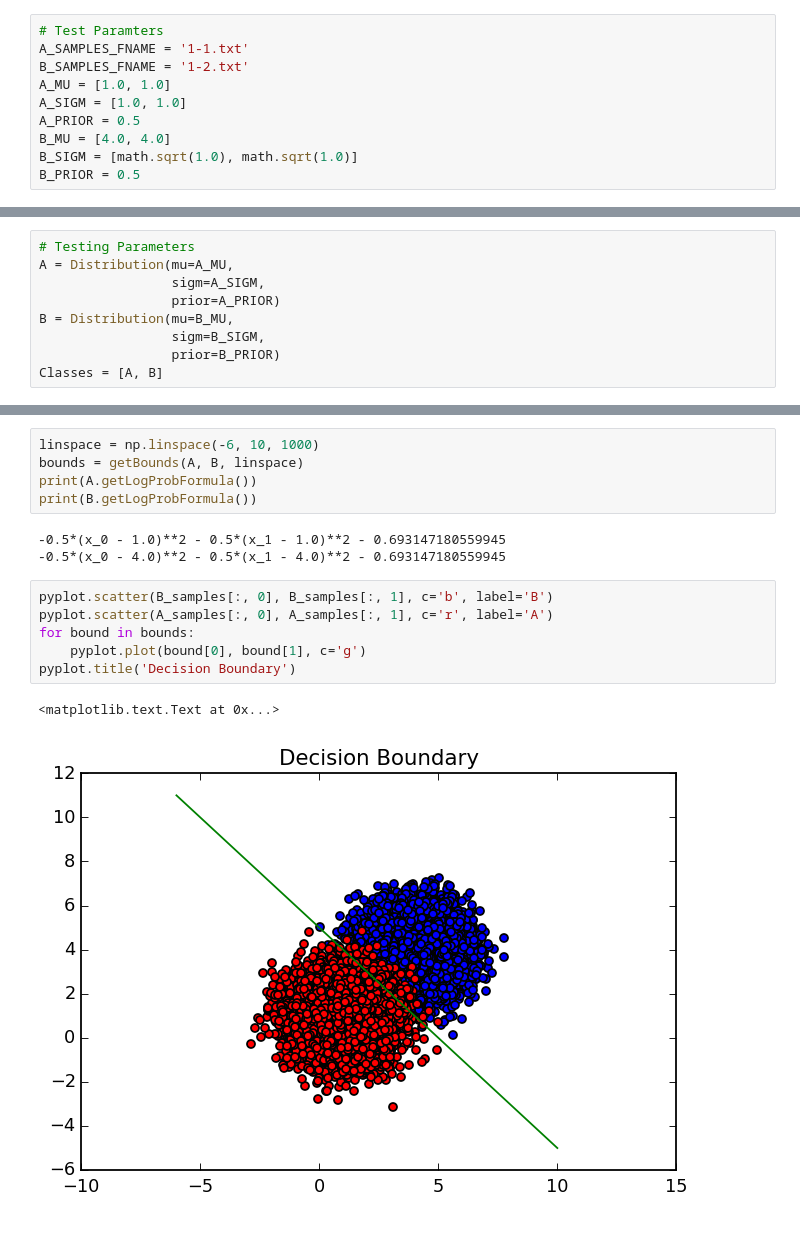
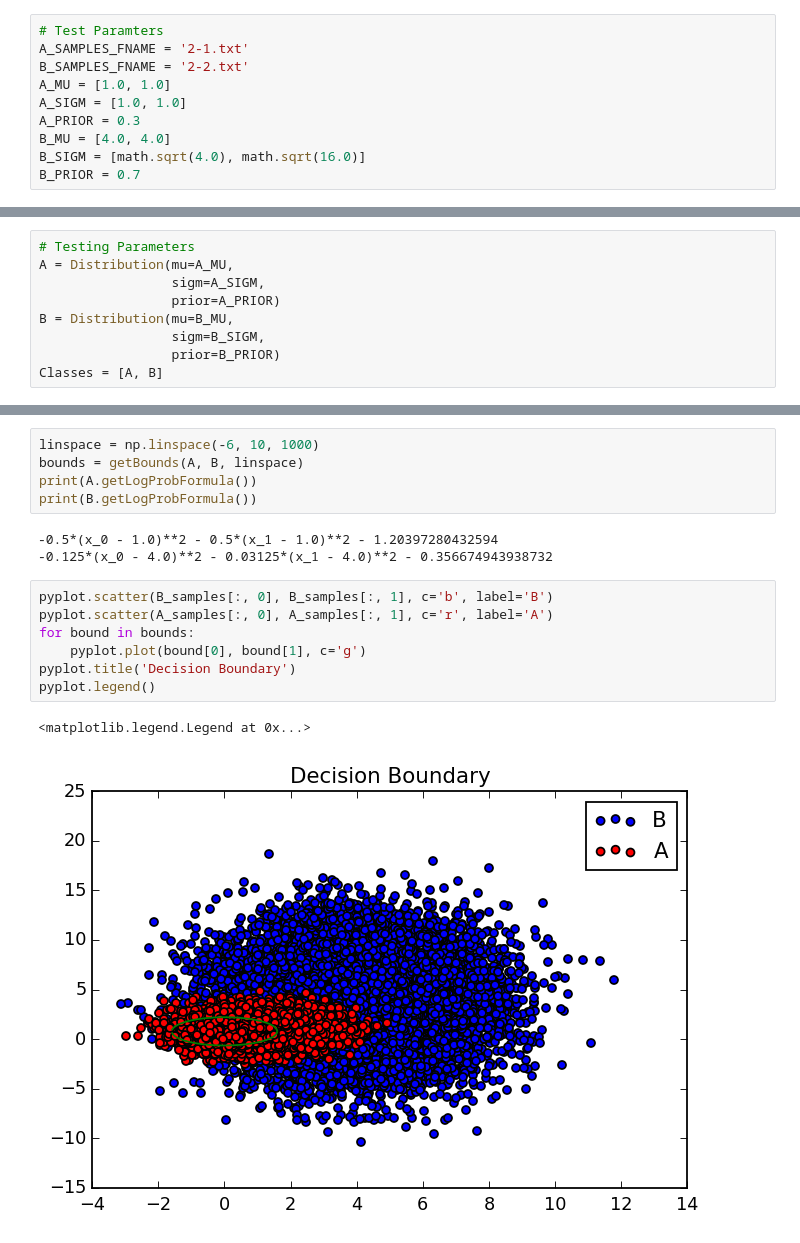
Before and after one commit to lavahot/Pattern-Recognition, a Jupyter notebook: Bayes-Classifier/testing.ipynb, the cells around one changed output, grey strips where cells are left out. Cells and saved outputs as stored; diff of their text form.

Commit message:
Generated Plots

```diff
--- a/Bayes-Classifier/testing.ipynb
+++ b/Bayes-Classifier/testing.ipynb
@@ -8,14 +8,14 @@ from matplotlib import pyplot
 pyplot.rcParams['savefig.dpi'] = 128
 # %%
 # Test Paramters
-A_SAMPLES_FNAME = '1-1.txt'
-B_SAMPLES_FNAME = '1-2.txt'
+A_SAMPLES_FNAME = '2-1.txt'
+B_SAMPLES_FNAME = '2-2.txt'
 A_MU = [1.0, 1.0]
 A_SIGM = [1.0, 1.0]
-A_PRIOR = 0.5
+A_PRIOR = 0.3
 B_MU = [4.0, 4.0]
-B_SIGM = [math.sqrt(1.0), math.sqrt(1.0)]
-B_PRIOR = 0.5
+B_SIGM = [math.sqrt(4.0), math.sqrt(16.0)]
+B_PRIOR = 0.7
 # %%
 # Distribution
 class Distribution:
@@ -110,17 +110,18 @@ bounds = getBounds(A, B, linspace)
 print(A.getLogProbFormula())
 print(B.getLogProbFormula())
 # %% [output]
--0.5*(x_0 - 1.0)**2 - 0.5*(x_1 - 1.0)**2 - 0.693147180559945
--0.5*(x_0 - 4.0)**2 - 0.5*(x_1 - 4.0)**2 - 0.693147180559945
+-0.5*(x_0 - 1.0)**2 - 0.5*(x_1 - 1.0)**2 - 1.20397280432594
+-0.125*(x_0 - 4.0)**2 - 0.03125*(x_1 - 4.0)**2 - 0.356674943938732
 # %%
 pyplot.scatter(B_samples[:, 0], B_samples[:, 1], c='b', label='B')
 pyplot.scatter(A_samples[:, 0], A_samples[:, 1], c='r', label='A')
 for bound in bounds:
     pyplot.plot(bound[0], bound[1], c='g')
 pyplot.title('Decision Boundary')
+pyplot.legend()
 # %% [output]
-<matplotlib.text.Text at 0x...>
+<matplotlib.legend.Legend at 0x...>
-[figure, old version]
+[figure, new version]
 # %%
 # Test A
 right = 0
```
Also changed, not shown: parts of 7 cells of this notebook, 10 other files.
